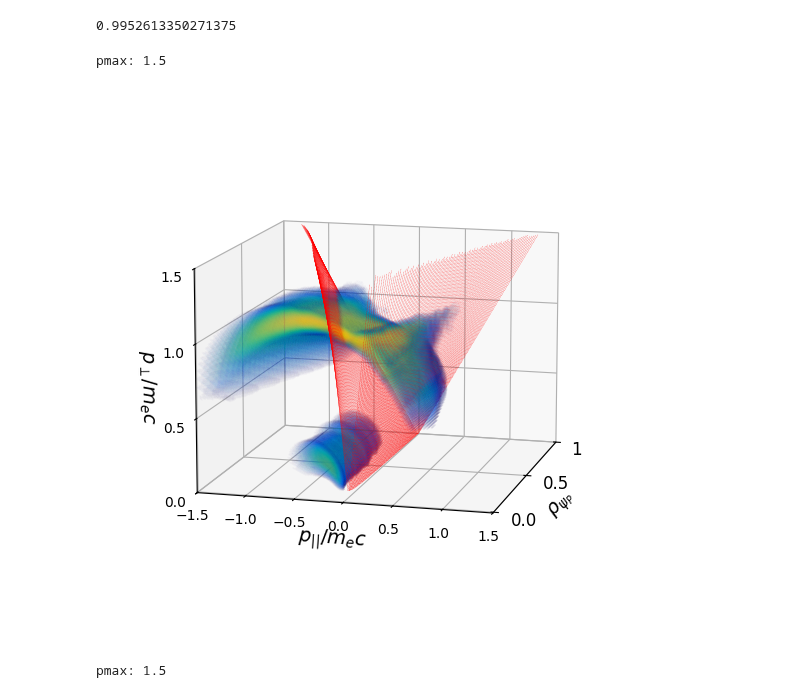
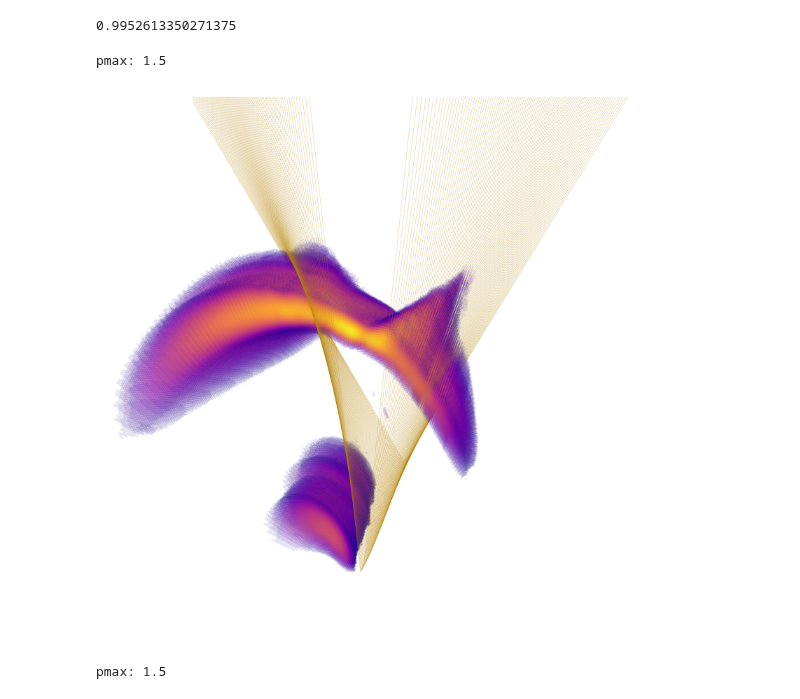
Before and after one commit to EwoutDevlaminck/WKBacca_QL, a Jupyter notebook: QL_analysis_allharm.ipynb, the cells around one changed output. Cells and saved outputs as stored; diff of their text form; code cells hidden in the pictures.

```diff
--- a/QL_analysis_allharm.ipynb
+++ b/QL_analysis_allharm.ipynb
@@ -210,57 +210,75 @@ np.max(rho_values_toshow)
 # %%
 # 3D plot of the QL_bounce
 
-fig = plt.figure(figsize=(12,7))
+# Desired pixel size
+width_px, height_px = 2*1080, 2*1080
+dpi = 300
+
+# Compute size in inches
+width_in = width_px / dpi
+height_in = height_px / dpi
+
+fig = plt.figure(figsize=(width_in, height_in), dpi=dpi)
+fig.patch.set_facecolor('black')
 ax = fig.add_subplot(111, projection='3d')
-#ax.scatter(rho_values_toshow, ppar_values_toshow, pper_values_toshow, c=np.log10(DRF_pp_toshow), cmap=parula_map, s=3*DRF_pp_toshow**0.5, alpha=.01, zorder=1)
-
+ax.set_facecolor('black')
 
 # Plot the trapping line at every rho
-p_par_T = np.linspace(-p_max, p_max, 200)
+
+p_par_T = np.linspace(-p_max, 2*p_max, 200)
 for i in range(0, len(psi)-1):
     mask = (rho_values_toshow >= np.sqrt(psi[i])) & (rho_values_toshow < np.sqrt(psi[i+1]))
-    ax.scatter(rho_values_toshow[mask], ppar_values_toshow[mask], pper_values_toshow[mask], c=np.log10(DRF_pp_toshow[mask]), cmap=parula_map, s=3*DRF_pp_toshow[mask]**0.5, alpha=.03, zorder=2*len(psi)-2*i)
+    ax.scatter(rho_values_toshow[mask], ppar_values_toshow[mask], pper_values_toshow[mask], c=np.log10(DRF_pp_toshow[mask]), cmap='plasma', s=2*DRF_pp_toshow[mask]**0.5, alpha=.15, zorder=2*len(psi)-2*i)
 
     p_perp_T = Trapping_line(p_par_T, Trapksi0, i)
     # Cut the line short when it would leave the box
-    p_perp_T_toplot = p_perp_T[(p_perp_T > 0) & (p_perp_T < p_max)]
-    p_par_T_toplot = p_par_T[(p_perp_T > 0) & (p_perp_T < p_max)]
-    ax.plot(np.sqrt(psi[i])*np.ones_like(p_par_T_toplot), p_par_T_toplot, p_perp_T_toplot, color='r', linestyle='--', linewidth=0.2, zorder=2*len(psi)+1-2*i)
+    p_perp_T_toplot = p_perp_T#[(p_perp_T > 0) & (p_perp_T < p_max)]
+    p_par_T_toplot = p_par_T#[(p_perp_T > 0) & (p_perp_T < p_max)]
+    ax.plot(np.sqrt(psi[i])*np.ones_like(p_par_T_toplot), p_par_T_toplot, p_perp_T_toplot, color='darkgoldenrod', linestyle='--', linewidth=0.15, zorder=2*len(psi)+1-2*i)
 
 ax.set_xlabel(r'$\rho_{\psi_P}$', fontsize= 14, rotation=-30, verticalalignment='baseline', horizontalalignment='left')
 ax.set_ylabel(r'$p_{||}/m_e c$' , fontsize= 14)
 ax.set_zlabel(r'$p_{\perp}/m_e c$', fontsize= 14, rotation=180)
 
 
 pmax = 1.5# np.max(p_norm)
 print('pmax:', pmax)
 ax.set_xlim([1, -0.01])
 ax.set_xticks([0.0, 0.5, 1])
 ax.set_xticklabels([0.0, 0.5, 1], fontsize=12, rotation=0, verticalalignment='baseline', horizontalalignment='left')
 ax.set_ylim([-p_max, p_max])
 ax.set_yticks([-1.5, -1.0, -0.5, 0.0, 0.5, 1.0, 1.5])
 ax.set_zlim([0, p_max])
 ax.set_zticks([0, 0.5, 1.0, 1.5])
 
-ax.view_init(elev=12, azim=15)
-ax.set_box_aspect(None, zoom=0.85)
-
+ax.view_init(elev=14, azim=6)
+ax.set_box_aspect(None, zoom=1.3)
+ax.set_axis_off()
+"""
 # Plot contours at p=p_perp**2 + p_par**2
 Rho, Ppar = np.meshgrid(np.sqrt(psi), np.linspace(-pmax, p_max, 2000))
 Pper1 = np.sqrt(0.0664**2 - Ppar**2)
 Pper10 = np.sqrt(0.664**2 - Ppar**2)
 
 #ax.contourf(Rho, Ppar, Pper1, zdir='z', levels=100, colors='grey', alpha=0.4, zorder=1)
 #ax.contourf(Rho, Ppar, Pper10, zdir='z', levels=100, colors='grey', alpha=0.4, zorder=1)
 
 # Annotate the 2 contours
 #ax.text(0, 0.3, 0.1, '$p_{th}$')
 #ax.text(0, 1.2, 0.5, '$10 p_{th}$')
-plt.savefig('Drf.pdf')
+#plt.savefig('Drf.pdf')
+"""
+fig.patch.set_facecolor('white')      # Set figure background
+ax.set_facecolor('white')             # Set axes background
+
+# Save image with exact resolution
+fig.savefig('/home/devlamin/REM_Meeting_25/Figures/Dr_pic.png',
+            dpi=dpi,
+            facecolor=fig.get_facecolor())
 plt.show()
 # %% [output]
 pmax: 1.5
-[figure, old version]
+[figure, new version]
 # %%
 # 3D plot of the QL_bounce
 
```
Also changed, not shown: 37 other files.
